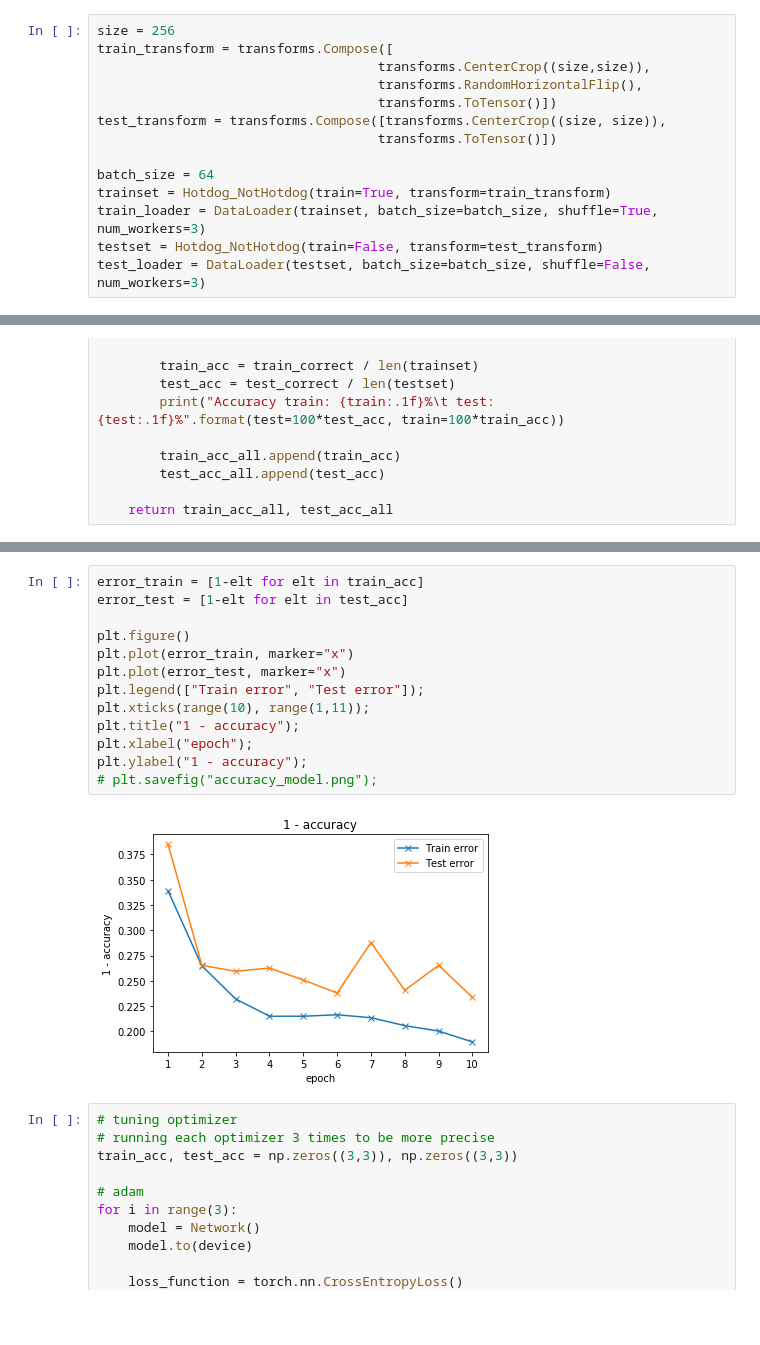
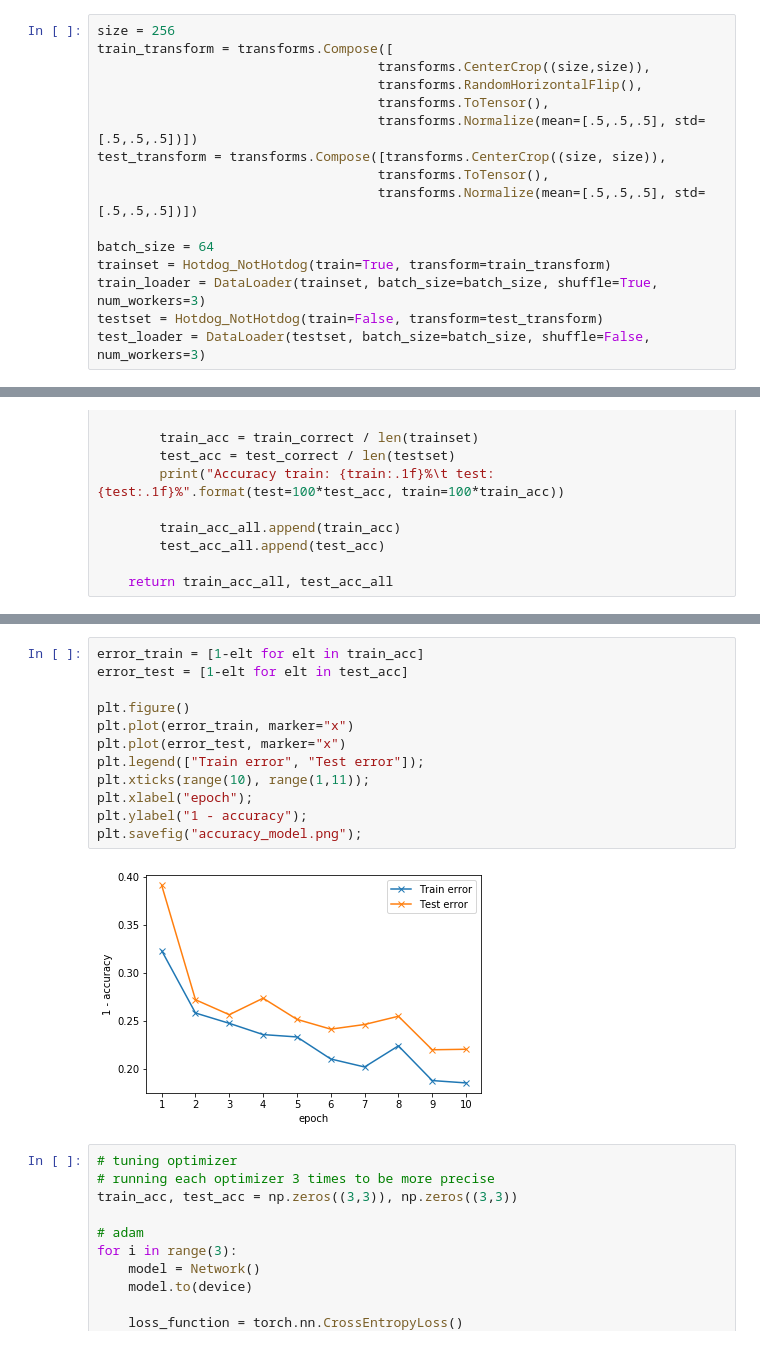
Before and after one commit to JulesBelveze/pytorch-tutorial-computer-vision, a Jupyter notebook: hotdog_nothotdog/Hotdog_Nothotdog.ipynb, the cells around one changed output, grey strips where cells are left out. Saved outputs shown, nothing was run; the diff lists cells and outputs as text; blank space fills up the shorter version.

```diff
--- a/hotdog_nothotdog/Hotdog_Nothotdog.ipynb
+++ b/hotdog_nothotdog/Hotdog_Nothotdog.ipynb
@@ -49,9 +50,11 @@ size = 256
 train_transform = transforms.Compose([
                                     transforms.CenterCrop((size,size)),
                                     transforms.RandomHorizontalFlip(),
-                                    transforms.ToTensor()])
+                                    transforms.ToTensor(),
+                                    transforms.Normalize(mean=[.5,.5,.5], std=[.5,.5,.5])])
 test_transform = transforms.Compose([transforms.CenterCrop((size, size)),
-                                    transforms.ToTensor()])
+                                    transforms.ToTensor(),
+                                    transforms.Normalize(mean=[.5,.5,.5], std=[.5,.5,.5])])
 
 batch_size = 64
 trainset = Hotdog_NotHotdog(train=True, transform=train_transform)
@@ -188,18 +210,17 @@ Accuracy train: 78.4%    test: 76.0%
 # %%
 error_train = [1-elt for elt in train_acc]
 error_test = [1-elt for elt in test_acc]
 
 plt.figure()
 plt.plot(error_train, marker="x")
 plt.plot(error_test, marker="x")
 plt.legend(["Train error", "Test error"]);
 plt.xticks(range(10), range(1,11));
-plt.title("1 - accuracy");
 plt.xlabel("epoch");
 plt.ylabel("1 - accuracy");
-# plt.savefig("accuracy_model.png");
+plt.savefig("accuracy_model.png");
 # %% [output]
-[figure, old version]
+[figure, new version]
 # %%
 # tuning optimizer
 # running each optimizer 3 times to be more precise
```
Also changed, not shown: parts of 10 cells of this notebook, 3 other files.
